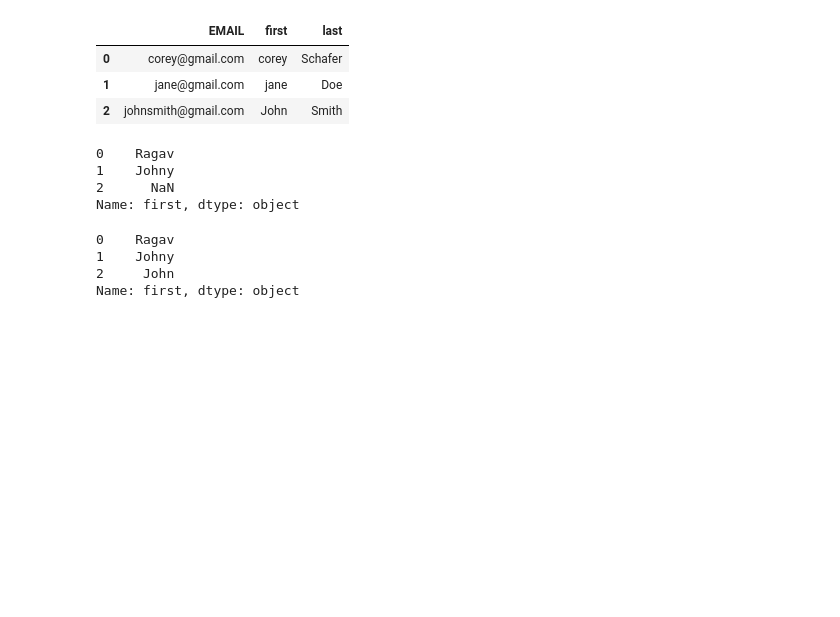
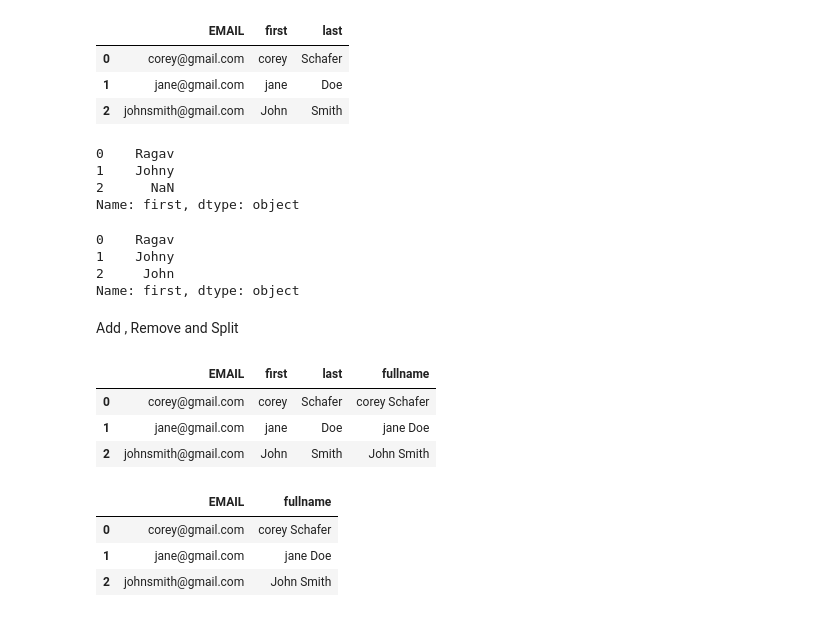
Before and after one commit to aynandu/Pandas-Numpy-OpenCV, a Jupyter notebook: Pandas/snippet.ipynb, the cells around one changed output. Cells and saved outputs as stored; diff of their text form; code cells hidden in the pictures; blank space fills up the shorter version.

Commit message:
add ,split

```diff
--- a/Pandas/snippet.ipynb
+++ b/Pandas/snippet.ipynb
@@ -313,3 +308,22 @@ df['first'].replace({'corey':'Ragav','jane':'Johny'})
 1    Johny
 2     John
 Name: first, dtype: object
+# %% [markdown]
+Add , Remove and Split
+# %%
+#Add Columns
+df['fullname']=df['first']+' '+df['last']
+df
+# %% [output]
+|  | EMAIL | first | last | fullname |
+| 0 | corey@gmail.com | corey | Schafer | corey Schafer |
+| 1 | jane@gmail.com | jane | Doe | jane Doe |
+| 2 | johnsmith@gmail.com | John | Smith | John Smith |
+# %%
+#Remove Columns
+df.drop(columns=['first','last']) #if imolace=True then it will affect
+# %% [output]
+|  | EMAIL | fullname |
+| 0 | corey@gmail.com | corey Schafer |
+| 1 | jane@gmail.com | jane Doe |
+| 2 | johnsmith@gmail.com | John Smith |
```
Also changed, not shown: parts of 8 cells of this notebook.
